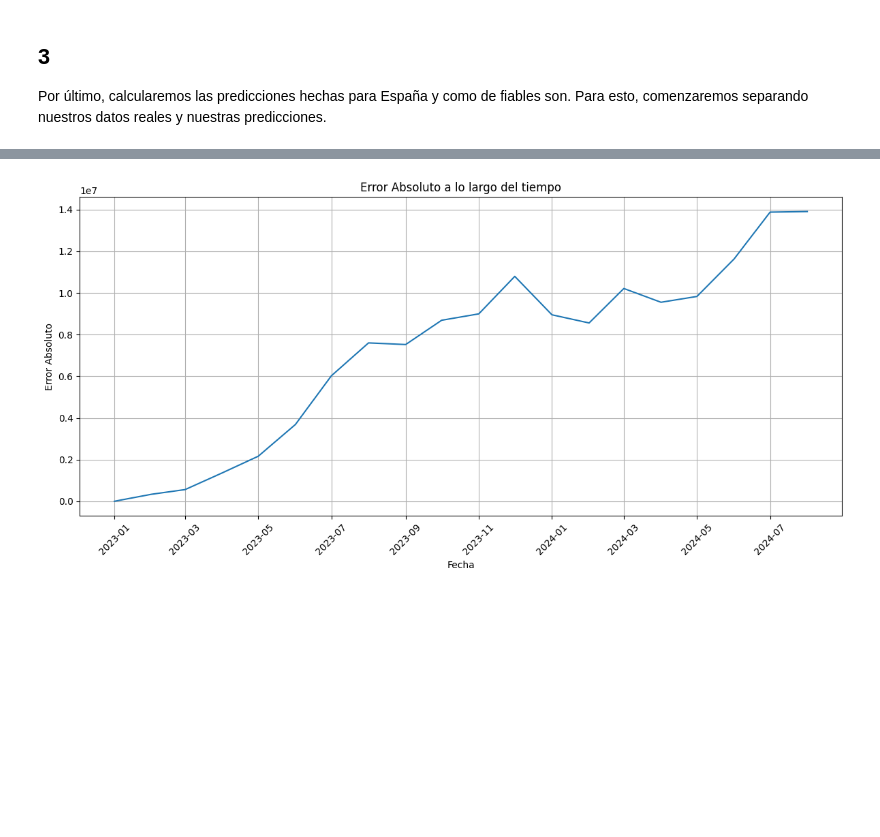
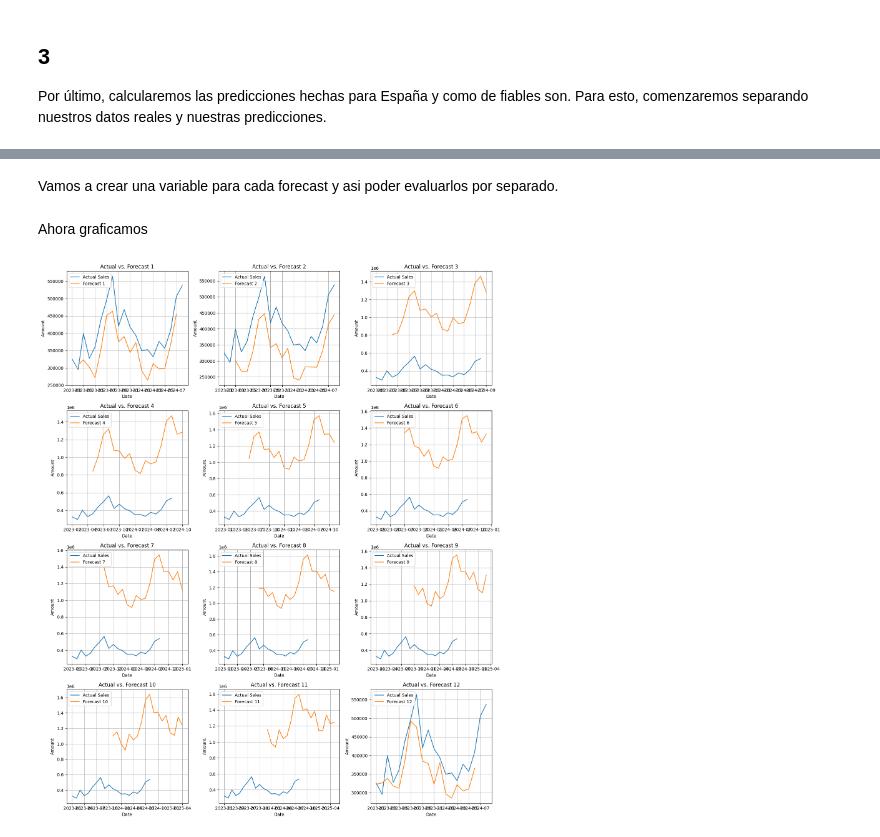
Before and after one commit to susanavillar/VISUALIZACION-DE-DATOS, a Jupyter notebook: Clase2.ipynb, the cells around one changed output, grey strips where cells are left out. Cells and saved outputs as stored; diff of their text form; code cells hidden in the pictures; blank space fills up the shorter version.

```diff
--- a/Clase2.ipynb
+++ b/Clase2.ipynb
@@ -706,18 +664,47 @@ DataFrameGroupBy.apply operated on the grouping columns. This behavior is deprec
-# %%
-# prompt: grafica para representar el Absolute_Error
-
-# Assuming 'reales_spain_grouped' DataFrame exists with 'DATE' and 'Absolute_Error' columns.
-
-# Create the plot
-plt.figure(figsize=(12, 6))
-plt.plot(reales_spain_grouped['DATE'], reales_spain_grouped['Absolute_Error'])
-
-plt.xlabel('Fecha')
-plt.ylabel('Error Absoluto')
-plt.title('Error Absoluto a lo largo del tiempo')
-plt.grid(True)
-plt.xticks(rotation=45)
-plt.tight_layout()
-plt.show()
-# %% [output]
-[figure, removed]
+# %% [markdown]
+Vamos a crear una variable para cada forecast y asi poder evaluarlos por separado.
+# %%
+forecas1 = predicciones_spain[predicciones_spain['FORECAST'] == 1]
+forecas2 = predicciones_spain[predicciones_spain['FORECAST'] == 2]
+forecas3 = predicciones_spain[predicciones_spain['FORECAST'] == 3]
+forecas4 = predicciones_spain[predicciones_spain['FORECAST'] == 4]
+forecas5 = predicciones_spain[predicciones_spain['FORECAST'] == 5]
+forecas6 = predicciones_spain[predicciones_spain['FORECAST'] == 6]
+forecas7 = predicciones_spain[predicciones_spain['FORECAST'] == 7]
+forecas8 = predicciones_spain[predicciones_spain['FORECAST'] == 8]
+forecas9 = predicciones_spain[predicciones_spain['FORECAST'] == 9]
+forecas10 = predicciones_spain[predicciones_spain['FORECAST'] == 10]
+forecas11 = predicciones_spain[predicciones_spain['FORECAST'] == 11]
+forecas12 = predicciones_spain[predicciones_spain['FORECAST'] == 12]
+# %% [markdown]
+Ahora graficamos
+# %%
+reales_spain_fecha = reales_spain.groupby('DATE')['AMOUNT'].sum().reset_index()
+
+# Function to create a subplot for each forecast
+def graficar_forecast_vs_actual(forecast_df, ax):
+    forecast_sales = forecast_df.groupby('DATE')['AMOUNT'].sum().reset_index()
+    ax.plot(reales_spain_fecha['DATE'], reales_spain_fecha['AMOUNT'], label='Actual Sales')
+    ax.plot(forecast_sales['DATE'], forecast_sales['AMOUNT'], label=f'Forecast {forecast_df["FORECAST"].iloc[0]}')
+    ax.set_xlabel('Date')
+    ax.set_ylabel('Amount')
+    ax.set_title(f'Actual vs. Forecast {forecast_df["FORECAST"].iloc[0]}')
+    ax.legend()
+    ax.grid(True)
+
+
+# Create subplots
+fig, axes = plt.subplots(4, 3, figsize=(15, 18))
+
+forecast_totales = [forecas1, forecas2, forecas3, forecas4, forecas5, forecas6, forecas7, forecas8, forecas9, forecas10, forecas11, forecas12]
+
+for i, forecast_df in enumerate(forecast_totales):
+    filas = i // 3
+    columnas = i % 3
+    graficar_forecast_vs_actual(forecast_df, axes[filas, columnas])
+
+# Adjust layout and show the plot
+plt.tight_layout()
+plt.show()
+# %% [output]
+[figure, added]
```
Also changed, not shown: parts of 42 cells of this notebook.
